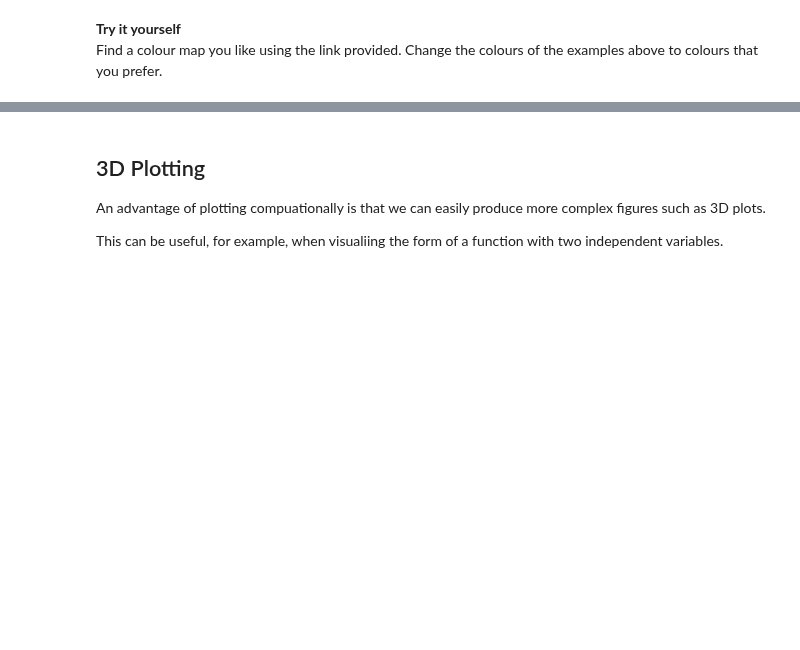
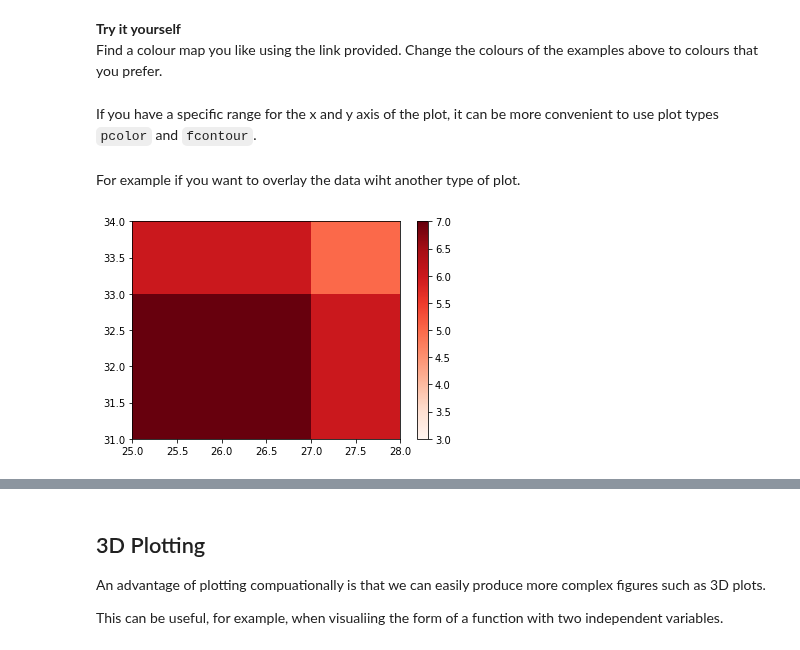
Before and after one commit to hphilamore/ILAS_python, a Jupyter notebook: 8_Plotting.ipynb, the cells around one changed output, grey strips where cells are left out. Drawn from its saved outputs; the diff is of its cells as text; code cells hidden in the pictures; blank space fills up the shorter version.

Commit message:
small additional examples: removing rows from DataFrame and using pcolor and contour plts

```diff
--- a/8_Plotting.ipynb
+++ b/8_Plotting.ipynb
@@ -621,3 +621,22 @@ plt.colorbar();
 # %% [markdown]
 __Try it yourself__
 <br>Find a colour map you like using the link provided. Change the colours of the examples above to colours that you prefer.
+# %% [markdown]
+If you have a specific range for the x and y axis of the plot, it can be more convenient to use plot types `pcolor` and `fcontour`.
+# %%
+import numpy as np
+
+x = np.array([[8, 7, 6, 8],
+              [8, 7, 6, 3],
+              [6, 6, 5, 2],
+              [4, 3, 2, 1]])
+
+y = range(25, 29)
+z = range(31, 35)
+# %% [markdown]
+For example if you want to overlay the data wiht another type of plot.
+# %%
+plt.pcolor(y, z, x, cmap=cm.Reds, vmin=3, vmax=7)
+plt.colorbar();
+# %% [output]
+[figure, added]
```
Also changed, not shown: parts of 8 cells of this notebook, 6 other files.
